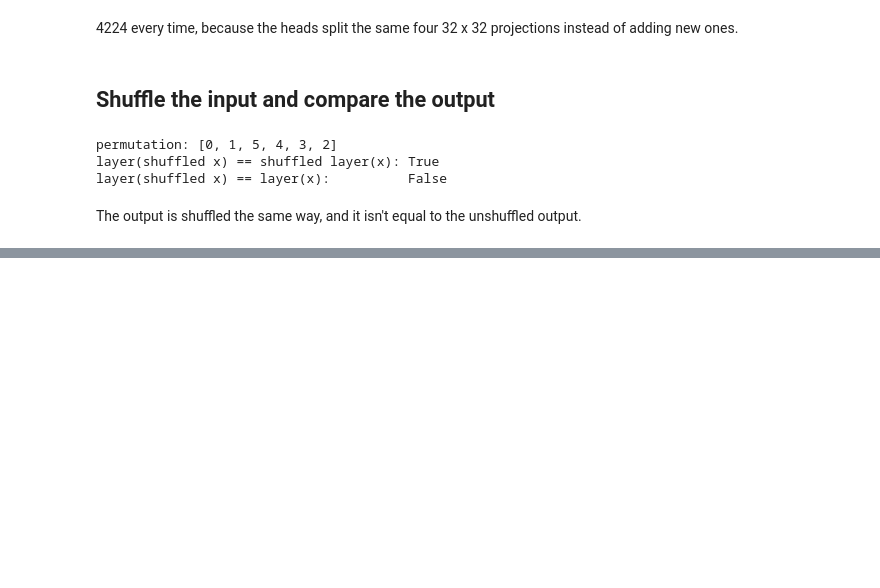
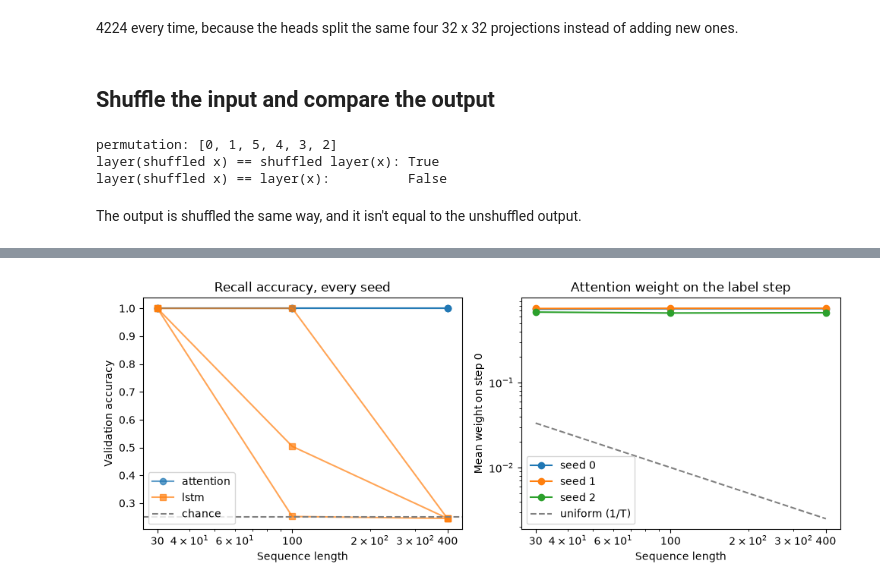
Before and after one commit to RjSalmonEng/AIGC-DeepLearning, a Jupyter notebook: Lab-5/Lab5.ipynb, the cells around one changed output, grey strips where cells are left out. Cells and saved outputs as stored; diff of their text form; code cells hidden in the pictures; blank space fills up the shorter version.

Commit message:
Lab-5: Found the attention readout holds 1.000 out to 400 steps while the LSTM drops to chance

```diff
--- a/Lab-5/Lab5.ipynb
+++ b/Lab-5/Lab5.ipynb
@@ -201,0 +206,15 @@ The output is shuffled the same way, and it isn't equal to the unshuffled output
+# %%
+def print_row(name, accs):
+    seeds = "  ".join(f"{a:.3f}" for a in accs)
+    print(f"{name:<22} {seeds}   mean {sum(accs) / len(accs):.3f}")
+
+
+recall = {}
+for seq_len in [30, 100, 400]:
+    print(f"{'length ' + str(seq_len):<22} seed0  seed1  seed2")
+    for kind in ["attention", "lstm"]:
+        recall[(kind, seq_len)] = [train_recall(kind, seq_len, seed=s, attention_fn=scaled_dot_product_attention)
+                                   for s in SEEDS]
+        print_row(kind, [acc for acc, _ in recall[(kind, seq_len)]])
+    print_row("weight on step 0", [w for _, w in recall[("attention", seq_len)]])
+    print()
@@ -201,0 +285,31 @@ The output is shuffled the same way, and it isn't equal to the unshuffled output
+# %%
+lengths = [30, 100, 400]
+fig, axes = plt.subplots(1, 2, figsize=(10, 4))
+for kind, marker in [("attention", "o"), ("lstm", "s")]:
+    for i, seed in enumerate(SEEDS):
+        accs = [recall[(kind, T)][i][0] for T in lengths]
+        axes[0].plot(lengths, accs, marker=marker, alpha=0.7,
+                     color="C0" if kind == "attention" else "C1", label=kind if i == 0 else None)
+axes[0].axhline(0.25, color="gray", linestyle="--", label="chance")
+axes[0].set_xscale("log")
+axes[0].set_xticks(lengths, [str(T) for T in lengths])
+axes[0].set_xlabel("Sequence length")
+axes[0].set_ylabel("Validation accuracy")
+axes[0].set_title("Recall accuracy, every seed")
+axes[0].legend()
+
+for i, seed in enumerate(SEEDS):
+    axes[1].plot(lengths, [recall[("attention", T)][i][1] for T in lengths], marker="o", label=f"seed {seed}")
+axes[1].plot(lengths, [1 / T for T in lengths], color="gray", linestyle="--", label="uniform (1/T)")
+axes[1].set_xscale("log")
+axes[1].set_yscale("log")
+axes[1].set_xticks(lengths, [str(T) for T in lengths])
+axes[1].set_xlabel("Sequence length")
+axes[1].set_ylabel("Mean weight on step 0")
+axes[1].set_title("Attention weight on the label step")
+axes[1].legend()
+plt.tight_layout()
+plt.savefig("figures/recall_vs_length.png", dpi=150)
+plt.show()
+# %% [output]
+[figure, added]
```
Also changed, not shown: parts of 6 cells of this notebook, 1 other file.
